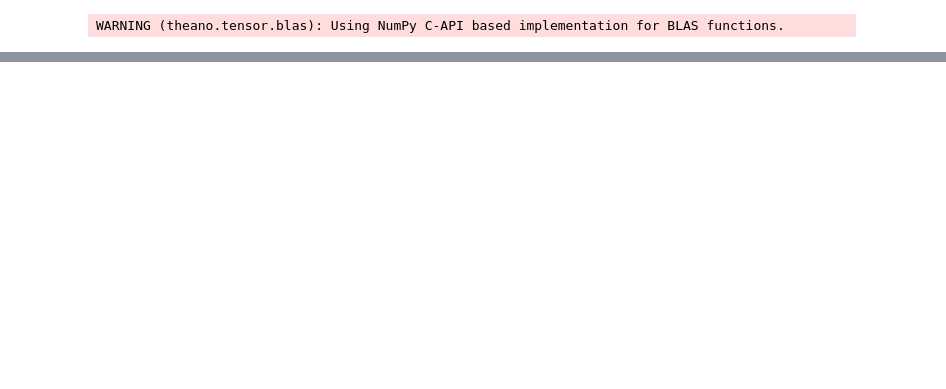
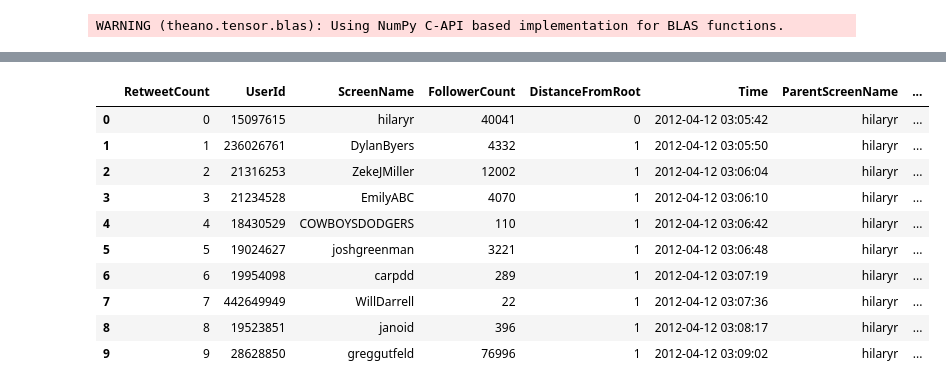
Before and after one commit to qandrew/6.882-fp, a Jupyter notebook: andrew/Tweets_Probability_May.ipynb, the cells around one changed output, grey strips where cells are left out. Saved outputs shown, nothing was run; the diff lists cells and outputs as text; code cells hidden in the pictures; blank space fills up the shorter version.

```diff
--- a/andrew/Tweets_Probability_May.ipynb
+++ b/andrew/Tweets_Probability_May.ipynb
@@ -58,3 +84,19 @@ for i in range(num_root_tweets):
     s_j_x = sorted(generate_reaction_times(tweet_dfs[i]).values())
     log_s_j_x.append([np.log(i.seconds) for i in s_j_x])
 fake_logs = [[1 for i in range(num_root_tweets)] for j in range(5)]
+# %%
+# testing stuff
+
+tweet_dfs[1].head(10)
+# %% [output]
+|  | RetweetCount | UserId | ScreenName | FollowerCount | DistanceFromRoot | Time | ParentScreenName | ... |
+| 0 | 0 | 15097615 | hilaryr | 40041 | 0 | 2012-04-12 03:05:42 | hilaryr | ... |
+| 1 | 1 | 236026761 | DylanByers | 4332 | 1 | 2012-04-12 03:05:50 | hilaryr | ... |
+| 2 | 2 | 21316253 | ZekeJMiller | 12002 | 1 | 2012-04-12 03:06:04 | hilaryr | ... |
+| 3 | 3 | 21234528 | EmilyABC | 4070 | 1 | 2012-04-12 03:06:10 | hilaryr | ... |
+| 4 | 4 | 18430529 | COWBOYSDODGERS | 110 | 1 | 2012-04-12 03:06:42 | hilaryr | ... |
+| 5 | 5 | 19024627 | joshgreenman | 3221 | 1 | 2012-04-12 03:06:48 | hilaryr | ... |
+| 6 | 6 | 19954098 | carpdd | 289 | 1 | 2012-04-12 03:07:19 | hilaryr | ... |
+| 7 | 7 | 442649949 | WillDarrell | 22 | 1 | 2012-04-12 03:07:36 | hilaryr | ... |
+| 8 | 8 | 19523851 | janoid | 396 | 1 | 2012-04-12 03:08:17 | hilaryr | ... |
+| 9 | 9 | 28628850 | greggutfeld | 76996 | 1 | 2012-04-12 03:09:02 | hilaryr | ... |
```
Also changed, not shown: parts of 6 cells of this notebook.
